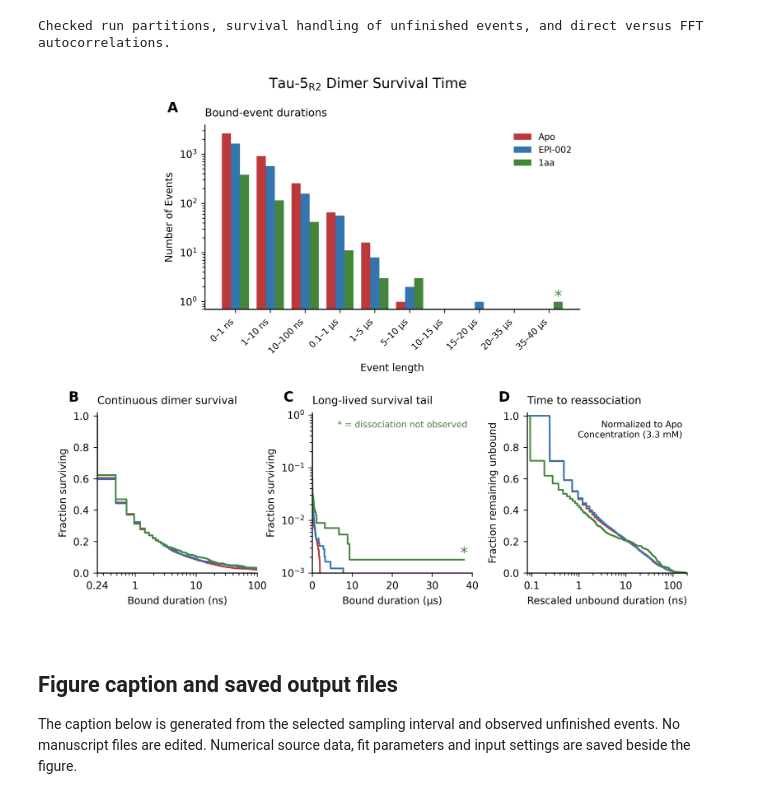
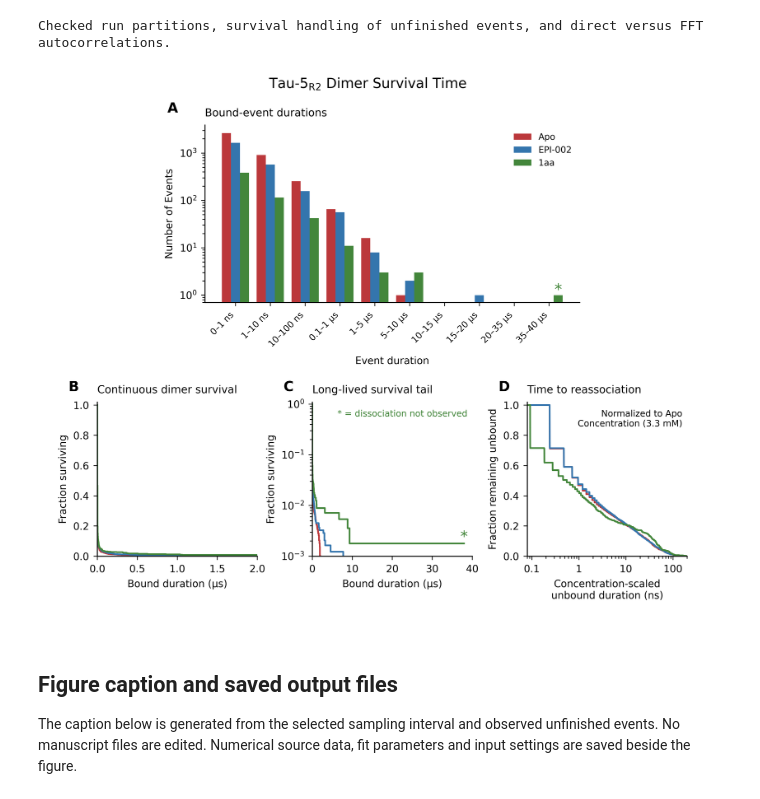
Before and after one commit to paulrobustelli/Zhu_Sisk_AR_oligomers_2025, a Jupyter notebook: dissociation_kinetics.ipynb, the cells around one changed output. Cells and saved outputs as stored; diff of their text form; code cells hidden in the pictures.

Commit message:
Use linear 0–2 µs dimer survival panel and consistent duration labels

```diff
--- a/dissociation_kinetics.ipynb
+++ b/dissociation_kinetics.ipynb
@@ -297,43 +297,43 @@ for i,(name,r) in enumerate(results.items()):
                            color=color, fontsize=12, annotation_clip=True)
     for panel,kind in [(1,"bound"),(2,"bound"),(3,"unbound_normalized")]:
         curve=curves[name][kind]
-        scale=1000 if panel in [1,3] else 1
+        scale=1000 if panel == 3 else 1
         ax[panel].step(curve["x"]*scale,curve["y"],where="post",color=color,lw=1.3)
         if kind=="bound":
             for t_end in curve["durations"][~curve["transitions"]]:
                 value=curve["y"][np.searchsorted(curve["x"],t_end,side="right")-1]
                 ax[panel].annotate(r"$*$", xy=(t_end*scale,value), xytext=(0,5),
                                    textcoords="offset points", ha="center", va="center",
                                    color=color, fontsize=12, annotation_clip=True)
 for i,a in enumerate(ax):
     a.set_title(titles[i],loc="left",fontsize=8.5,pad=7)
     a.text(-.10 if i==0 else -.18,1.07,"ABCDEF"[i],transform=a.transAxes,fontweight="bold",fontsize=11)
     a.tick_params(direction="out",length=3,width=.6)
     if i>=1:
         a.set_ylabel("Fraction surviving" if i in [1,2] else "Fraction remaining unbound")
         a.set_ylim(0,1.02)
 ax[0].set(yscale="log",ylabel="Number of Events")
 ax[0].set_ylim(bottom=.7)
 ax[0].set_xticks(np.arange(len(labels)))
 ax[0].set_xticklabels(labels,rotation=45,ha="right",fontsize=7)
-ax[0].set_xlabel("Event length", labelpad=6)
+ax[0].set_xlabel("Event duration", labelpad=6)
 ax[0].legend(frameon=False,fontsize=7)
-ax[1].set(xscale="log",xlim=(0.24,100),xlabel="Bound duration (ns)")
-ax[1].set_xticks([.24,1,10,100],labels=["0.24","1","10","100"])
+ax[1].set(xscale="linear",xlim=(0,2.0),xlabel="Bound duration (µs)")
+ax[1].set_xticks([0,.5,1,1.5,2])
 ax[2].set(yscale="log",ylim=(1e-3,1.1),xlim=(0,max(PLOT_BOUND_TAIL_US,max_bound*1.03)),xlabel="Bound duration (µs)")
-ax[3].set(xscale="log",xlim=(0.08,200),xlabel="Rescaled unbound duration (ns)")
+ax[3].set(xscale="log",xlim=(0.08,200),xlabel="Concentration-scaled\nunbound duration (ns)")
 ax[3].set_xticks([.1,1,10,100],labels=["0.1","1","10","100"])
 ax[3].text(.97,.95,f"Normalized to Apo\nConcentration ({reference_concentration*1000:.1f} mM)",
            transform=ax[3].transAxes,ha="right",va="top",fontsize=7)
-fig.subplots_adjust(left=.09,right=.985,bottom=.10,top=.90,wspace=1.05,hspace=.60)
+fig.subplots_adjust(left=.09,right=.985,bottom=.13,top=.90,wspace=1.05,hspace=.60)
 ax[2].text(.97,.95,"* = dissociation not observed",transform=ax[2].transAxes,
            ha="right",va="top",fontsize=7,color=results["1aa"]["config"]["color"])
 for extension in ["pdf","svg","png"]:
     fig.savefig(OUTPUT_DIR/f"Figure_S2.{extension}",dpi=600)
 save_rows("histogram_counts.csv",histogram_rows)
 plt.show()
 # %% [output]
-[figure, old version]
+[figure, new version]
 # %% [markdown]
 ## Figure caption and saved output files
 The caption below is generated from the selected sampling interval and observed unfinished events. No manuscript files are edited. Numerical source data, fit parameters and input settings are saved beside the figure.
```
Also changed, not shown: parts of 1 cell of this notebook, 5 other files.
